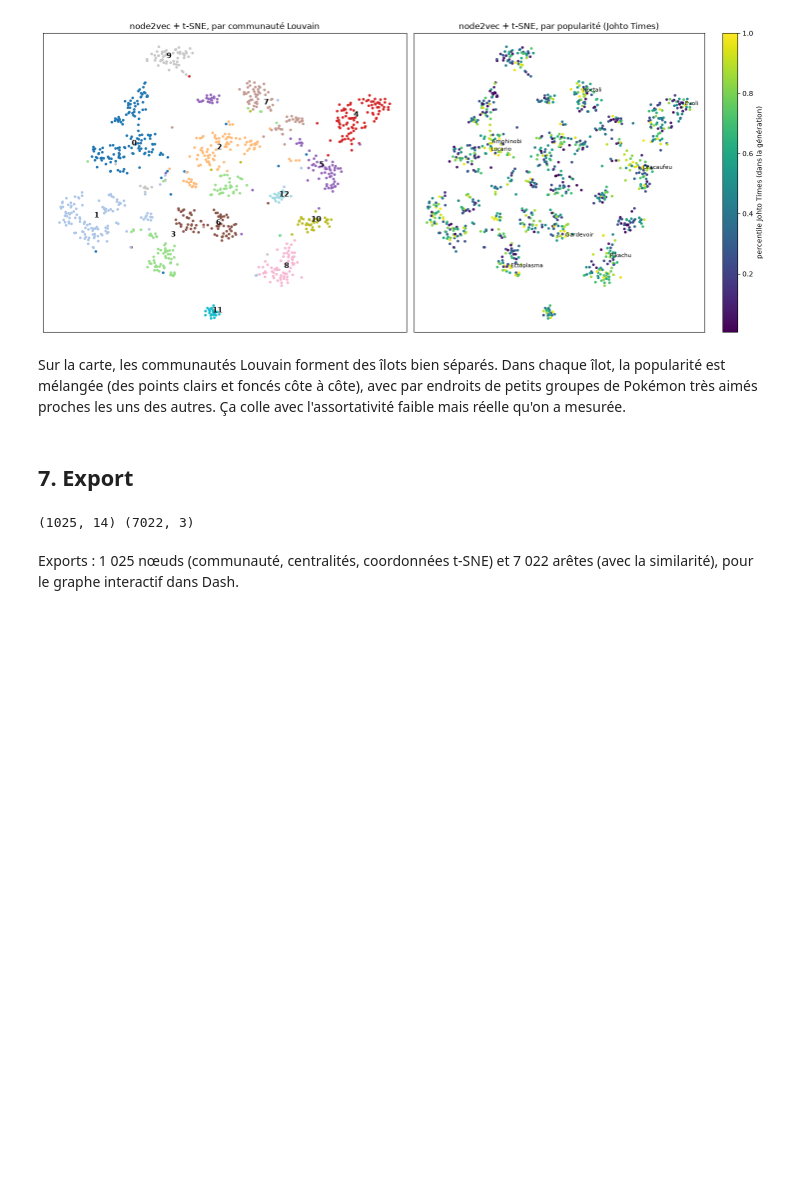
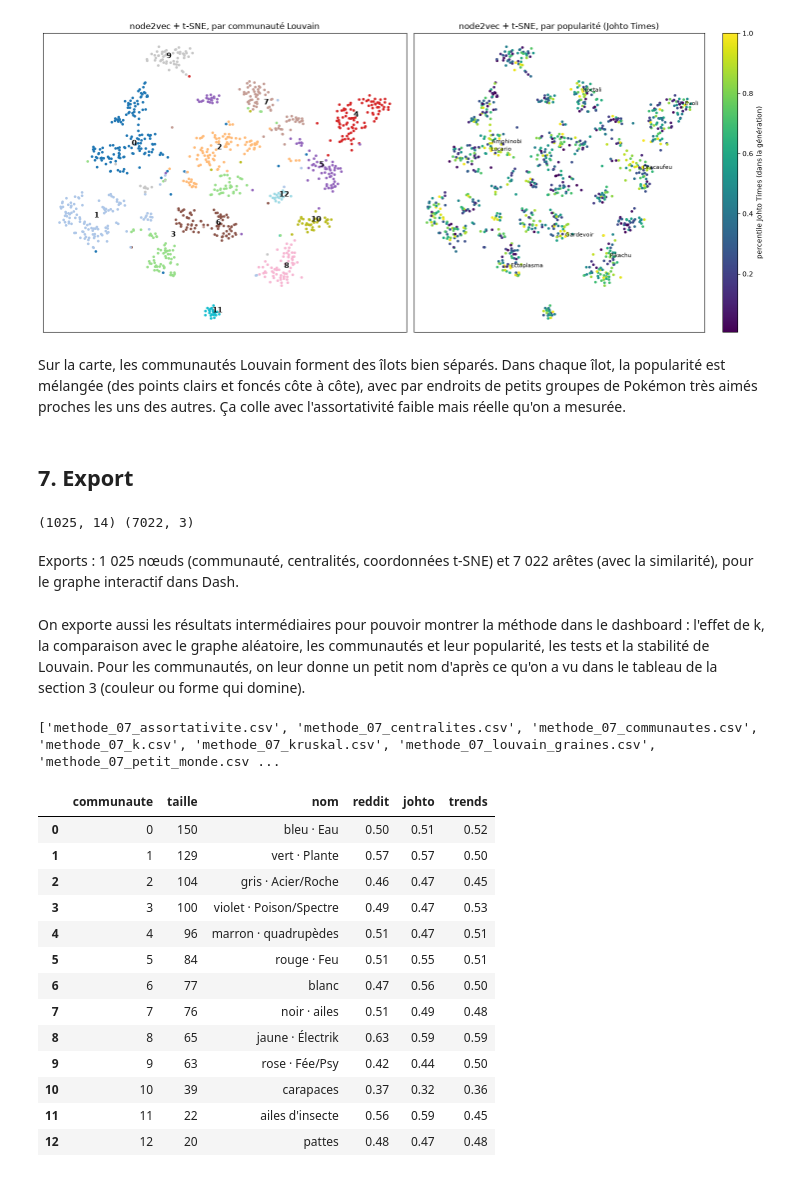
Before and after one commit to Kez0X/projet_pokemon, a Jupyter notebook: notebooks/07_reseau.ipynb, the cells around one changed output. Saved outputs shown, nothing was run; the diff lists cells and outputs as text; code cells hidden in the pictures; blank space fills up the shorter version.

```diff
--- a/notebooks/07_reseau.ipynb
+++ b/notebooks/07_reseau.ipynb
@@ -121,7 +121,8 @@ for k in [2, 3, 5, 8, 10, 15, 20, 30]:
     cc = list(nx.connected_components(g))
     lignes.append({"k": k, "aretes": g.number_of_edges(), "composantes": len(cc),
                    "taille plus grande": max(map(len, cc)), "degre moyen": 2 * g.number_of_edges() / g.number_of_nodes()})
-pd.DataFrame(lignes).set_index("k").round(1)
+effet_k = pd.DataFrame(lignes)
+effet_k.set_index("k").round(1)
 # %% [output]
 |  | aretes | composantes | taille plus grande | degre moyen |
 | k |  |  |  |  |
@@ -273,7 +274,8 @@ Name: count, dtype: int64
 Avec la graine 0 : 13 communautés, de 20 à 150 Pokémon.
 # %%
 # modularité d'un graphe aléatoire de même taille, pour comparer
-print("modularité Louvain sur le graphe aléatoire :", round(modularity(rand, louvain_communities(rand, seed=SEED)), 3))
+mod_rand = modularity(rand, louvain_communities(rand, seed=SEED))
+print("modularité Louvain sur le graphe aléatoire :", round(mod_rand, 3))
 # %% [output]
 modularité Louvain sur le graphe aléatoire : 0.225
 # %% [markdown]
@@ -674,3 +679,55 @@ print(noeuds_df.shape, aretes.shape)
 (1025, 14) (7022, 3)
 # %% [markdown]
 Exports : 1 025 nœuds (communauté, centralités, coordonnées t-SNE) et 7 022 arêtes (avec la similarité), pour le graphe interactif dans Dash.
+# %% [markdown]
+On exporte aussi les résultats intermédiaires pour pouvoir montrer la méthode dans le dashboard : l'effet de k, la comparaison avec le graphe aléatoire, les communautés et leur popularité, les tests et la stabilité de Louvain. Pour les communautés, on leur donne un petit nom d'après ce qu'on a vu dans le tableau de la section 3 (couleur ou forme qui domine).
+# %%
+# l'effet de k sur le graphe
+effet_k.rename(columns={"degre moyen": "degre_moyen"})[["k", "composantes", "aretes", "degre_moyen"]].to_csv(OUT / "methode_07_k.csv", index=False)
+
+# petit monde : notre graphe contre le graphe aléatoire de même taille
+mod_reseau = modularity(G, communautes, weight="weight")
+petit_monde = pd.DataFrame({
+    "mesure": ["clustering", "chemin moyen", "diamètre", "modularité Louvain"],
+    "reseau": [comparaison.loc["clustering moyen", "Pokémon (kNN)"], comparaison.loc["plus court chemin moyen (LCC)", "Pokémon (kNN)"],
+               comparaison.loc["diamètre (LCC)", "Pokémon (kNN)"], mod_reseau],
+    "aleatoire": [comparaison.loc["clustering moyen", "Aléatoire G(n,m)"], comparaison.loc["plus court chemin moyen (LCC)", "Aléatoire G(n,m)"],
+                  comparaison.loc["diamètre (LCC)", "Aléatoire G(n,m)"], mod_rand]})
+petit_monde.to_csv(OUT / "methode_07_petit_monde.csv", index=False)
+
+# les communautés, avec un nom lisible et la popularité moyenne (mêmes mesures que plus haut)
+noms_comm = {0: "bleu · Eau", 1: "vert · Plante", 2: "gris · Acier/Roche", 3: "violet · Poison/Spectre",
+             4: "marron · quadrupèdes", 5: "rouge · Feu", 6: "blanc", 7: "noir · ailes", 8: "jaune · Électrik",
+             9: "rose · Fée/Psy", 10: "carapaces", 11: "ailes d'insecte", 12: "pattes"}
+comm_df = moy[["n", "reddit", "johto", "trends"]].rename(columns={"n": "taille"}).rename_axis("communaute").reset_index()
+comm_df.insert(2, "nom", comm_df["communaute"].map(noms_comm))
+comm_df.to_csv(OUT / "methode_07_communautes.csv", index=False)
+
+# Kruskal-Wallis, centralités, assortativité
+pd.DataFrame(kw).to_csv(OUT / "methode_07_kruskal.csv", index=False)
+res_c.rename(columns={"p": "p_valeur"}).to_csv(OUT / "methode_07_centralites.csv", index=False)
+assort.rename(columns={"source": "mesure", "perm_max": "max_hasard", "p_permutation": "p_valeur"})[
+    ["mesure", "assortativite", "max_hasard", "p_valeur"]].to_csv(OUT / "methode_07_assortativite.csv", index=False)
+
+# stabilité de Louvain selon la graine
+pd.DataFrame({"graine": list(essais), "nb_communautes": [len(c) for c in essais.values()],
+              "modularite": [modularity(G, c, weight="weight") for c in essais.values()],
+              "ari_vs_graine0": [adjusted_rand_score(labs[0], labs[s]) for s in essais]}).to_csv(OUT / "methode_07_louvain_graines.csv", index=False)
+print(sorted(f.name for f in OUT.glob("methode_07_*.csv")))
+comm_df
+# %% [output]
+['methode_07_assortativite.csv', 'methode_07_centralites.csv', 'methode_07_communautes.csv', 'methode_07_k.csv', 'methode_07_kruskal.csv', 'methode_07_louvain_graines.csv', 'methode_07_petit_monde.csv ...
+|  | communaute | taille | nom | reddit | johto | trends |
+| 0 | 0 | 150 | bleu · Eau | 0.50 | 0.51 | 0.52 |
+| 1 | 1 | 129 | vert · Plante | 0.57 | 0.57 | 0.50 |
+| 2 | 2 | 104 | gris · Acier/Roche | 0.46 | 0.47 | 0.45 |
+| 3 | 3 | 100 | violet · Poison/Spectre | 0.49 | 0.47 | 0.53 |
+| 4 | 4 | 96 | marron · quadrupèdes | 0.51 | 0.47 | 0.51 |
+| 5 | 5 | 84 | rouge · Feu | 0.51 | 0.55 | 0.51 |
+| 6 | 6 | 77 | blanc | 0.47 | 0.56 | 0.50 |
+| 7 | 7 | 76 | noir · ailes | 0.51 | 0.49 | 0.48 |
+| 8 | 8 | 65 | jaune · Électrik | 0.63 | 0.59 | 0.59 |
+| 9 | 9 | 63 | rose · Fée/Psy | 0.42 | 0.44 | 0.50 |
+| 10 | 10 | 39 | carapaces | 0.37 | 0.32 | 0.36 |
+| 11 | 11 | 22 | ailes d'insecte | 0.56 | 0.59 | 0.45 |
+| 12 | 12 | 20 | pattes | 0.48 | 0.47 | 0.48 |
```
Also changed, not shown: parts of 12 cells of this notebook.
